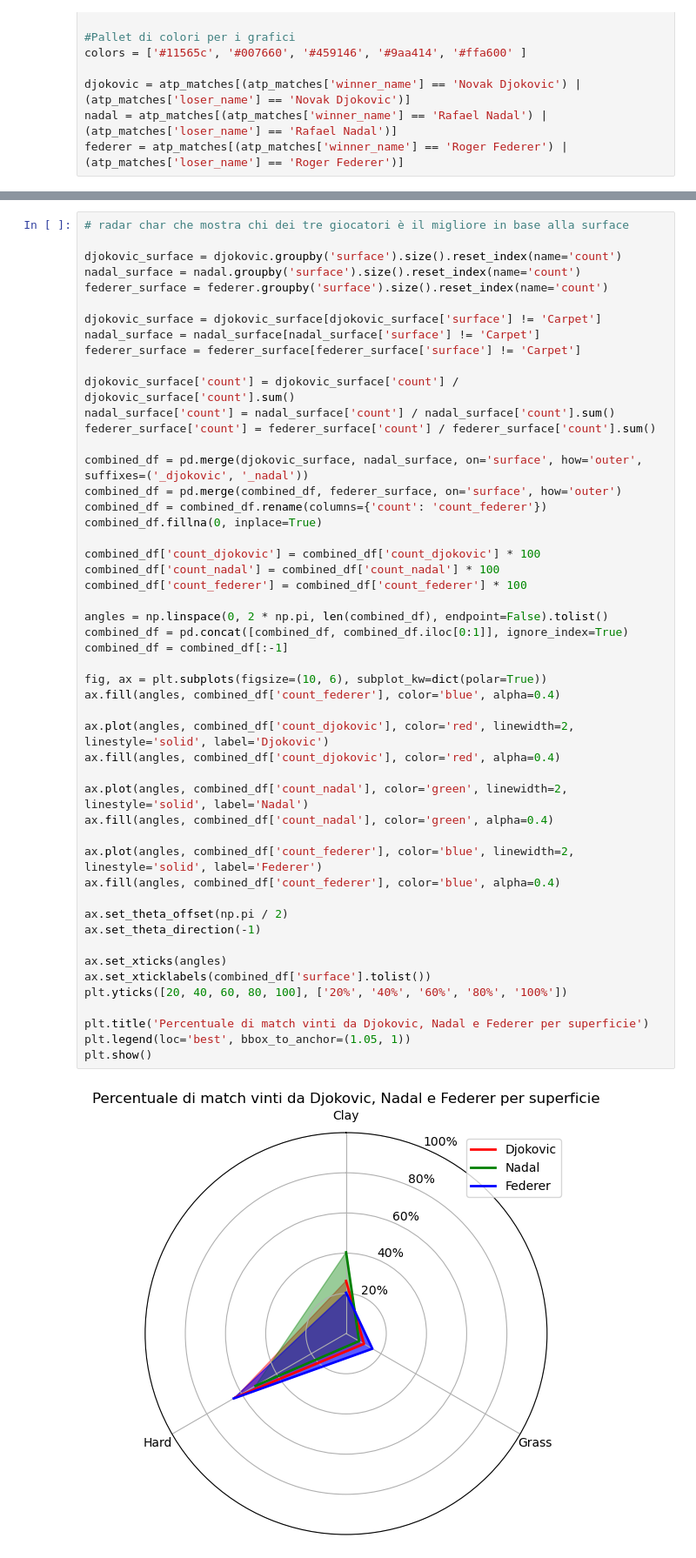
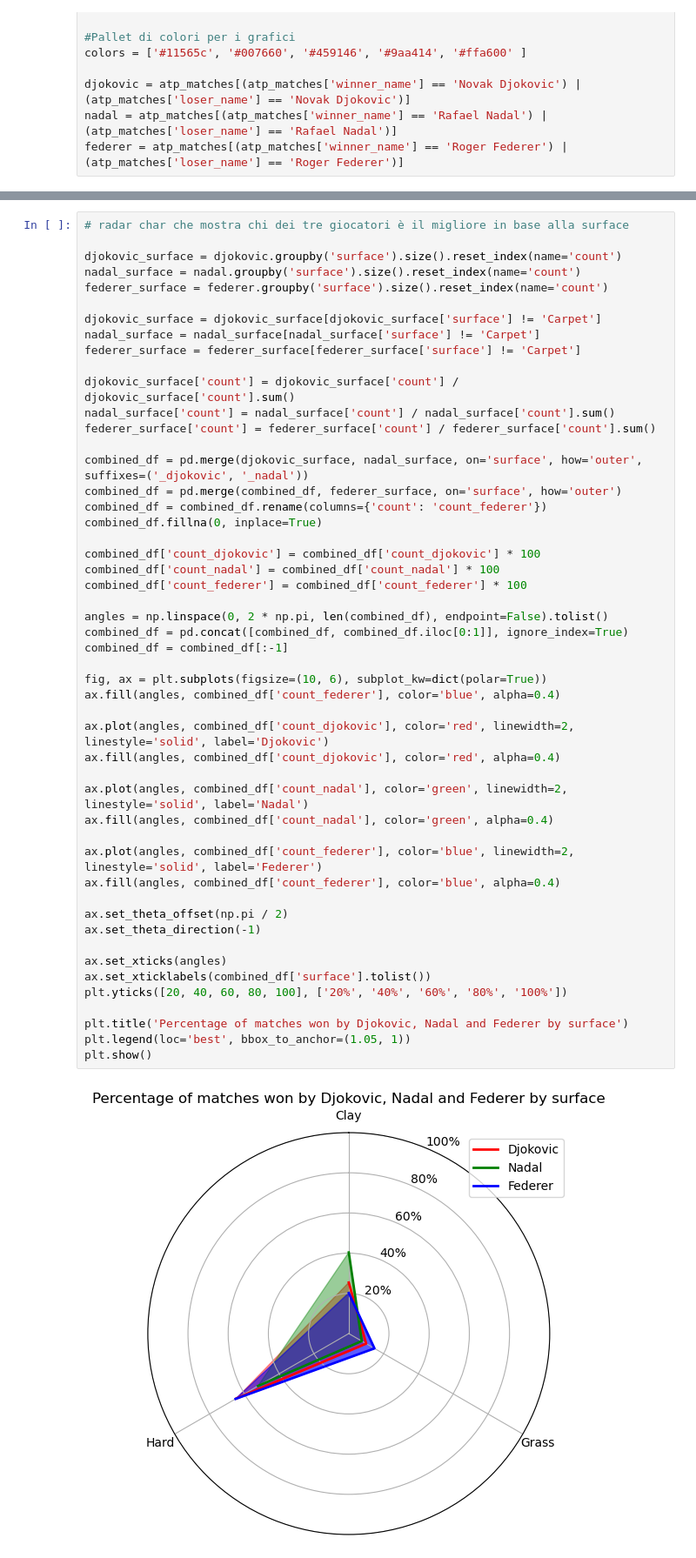
Before and after one commit to yasemitee/SciVIs, a Jupyter notebook: goat.ipynb, the cells around one changed output, grey strips where cells are left out. Shown at 87% size. Cells and saved outputs as stored; diff of their text form.

```diff
--- a/goat.ipynb
+++ b/goat.ipynb
@@ -128,35 +128,35 @@ combined_df.fillna(0, inplace=True)
 combined_df['count_djokovic'] = combined_df['count_djokovic'] * 100
 combined_df['count_nadal'] = combined_df['count_nadal'] * 100
 combined_df['count_federer'] = combined_df['count_federer'] * 100
 
 angles = np.linspace(0, 2 * np.pi, len(combined_df), endpoint=False).tolist()
 combined_df = pd.concat([combined_df, combined_df.iloc[0:1]], ignore_index=True)
 combined_df = combined_df[:-1]
 
 fig, ax = plt.subplots(figsize=(10, 6), subplot_kw=dict(polar=True))
 ax.fill(angles, combined_df['count_federer'], color='blue', alpha=0.4)
 
 ax.plot(angles, combined_df['count_djokovic'], color='red', linewidth=2, linestyle='solid', label='Djokovic')
 ax.fill(angles, combined_df['count_djokovic'], color='red', alpha=0.4)
 
 ax.plot(angles, combined_df['count_nadal'], color='green', linewidth=2, linestyle='solid', label='Nadal')
 ax.fill(angles, combined_df['count_nadal'], color='green', alpha=0.4)
 
 ax.plot(angles, combined_df['count_federer'], color='blue', linewidth=2, linestyle='solid', label='Federer')
 ax.fill(angles, combined_df['count_federer'], color='blue', alpha=0.4)
 
 ax.set_theta_offset(np.pi / 2)
 ax.set_theta_direction(-1)
 
 ax.set_xticks(angles)
 ax.set_xticklabels(combined_df['surface'].tolist())
 plt.yticks([20, 40, 60, 80, 100], ['20%', '40%', '60%', '80%', '100%'])
 
-plt.title('Percentuale di match vinti da Djokovic, Nadal e Federer per superficie')
+plt.title('Percentage of matches won by Djokovic, Nadal and Federer by surface')
 plt.legend(loc='best', bbox_to_anchor=(1.05, 1))
 plt.show()
 # %% [output]
-[figure, old version]
+[figure, new version]
 # %%
 # grafo che mostra il ratio per ogni anno di Djokovic, Nadal e Federer
 djokovic = atp_matches[(atp_matches['winner_name'] == 'Novak Djokovic') | (atp_matches['loser_name'] == 'Novak Djokovic')]
```
Also changed, not shown: parts of 4 cells of this notebook, 4 other files.
